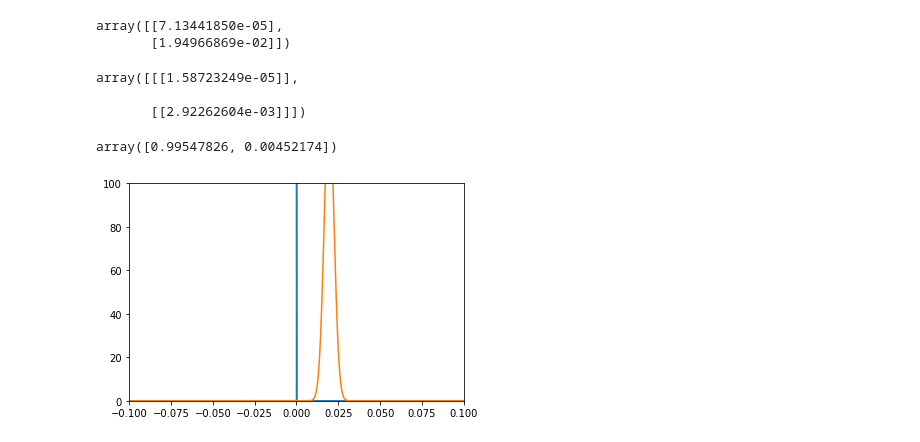
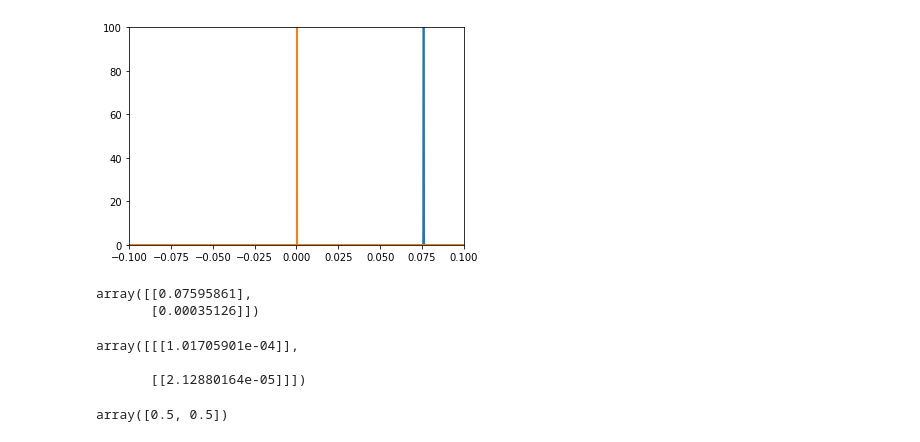
Before and after one commit to RobertDurfee/GMMTimingAttack, a Jupyter notebook: UnevenGaussianMixture.ipynb, the cells around one changed output. Cells and saved outputs as stored; diff of their text form; code cells hidden in the pictures.

```diff
--- a/UnevenGaussianMixture.ipynb
+++ b/UnevenGaussianMixture.ipynb
@@ -45 +50,3 @@ _ = plt.xlim(-0.1, 0.1)
+# %%
+gmm = GaussianMixture(n_components=2)
 # %%
@@ -57,28 +59,25 @@ BayesianGaussianMixture(covariance_prior=[[0.8]], covariance_type='full',
+# %%
+xx = numpy.linspace(-0.1, 0.1, 10000)
+
+_ = plt.plot(xx, scipy.stats.norm.pdf(xx, gmm.means_[0,0], gmm.covariances_[0,0]))
+_ = plt.plot(xx, scipy.stats.norm.pdf(xx, gmm.means_[1,0], gmm.covariances_[1,0]))
+
+_ = plt.ylim(0, 100)
+_ = plt.xlim(-0.1, 0.1)
+# %% [output]
+[figure, added]
 # %%
-bgmm.means_
+gmm.means_
 # %% [output]
-array([[7.13441850e-05],
-       [1.94966869e-02]])
+array([[0.07595861],
+       [0.00035126]])
 # %%
-bgmm.covariances_
+gmm.covariances_
 # %% [output]
-array([[[1.58723249e-05]],
+array([[[1.01705901e-04]],
 
-       [[2.92262604e-03]]])
+       [[2.12880164e-05]]])
 # %%
-bgmm.weights_
+gmm.weights_
 # %% [output]
-array([0.99547826, 0.00452174])
+array([0.5, 0.5])
-# %%
-xx = numpy.linspace(-0.1, 0.1, 100000)
-
-_ = plt.plot(xx, scipy.stats.norm.pdf(xx, bgmm.means_[0,0], bgmm.covariances_[0,0]))
-_ = plt.plot(xx, scipy.stats.norm.pdf(xx, bgmm.means_[1,0], bgmm.covariances_[1,0]))
-
-#_ = plt.hist(samp1, range=(-0.1, 0.1), bins=100)
-#_ = plt.hist(samp2, range=(-0.1, 0.1), bins=100)
-
-_ = plt.ylim(0, 100)
-_ = plt.xlim(-0.1, 0.1)
-# %% [output]
-[figure, removed]
```
Also changed, not shown: parts of 10 cells of this notebook, 3 other files.
